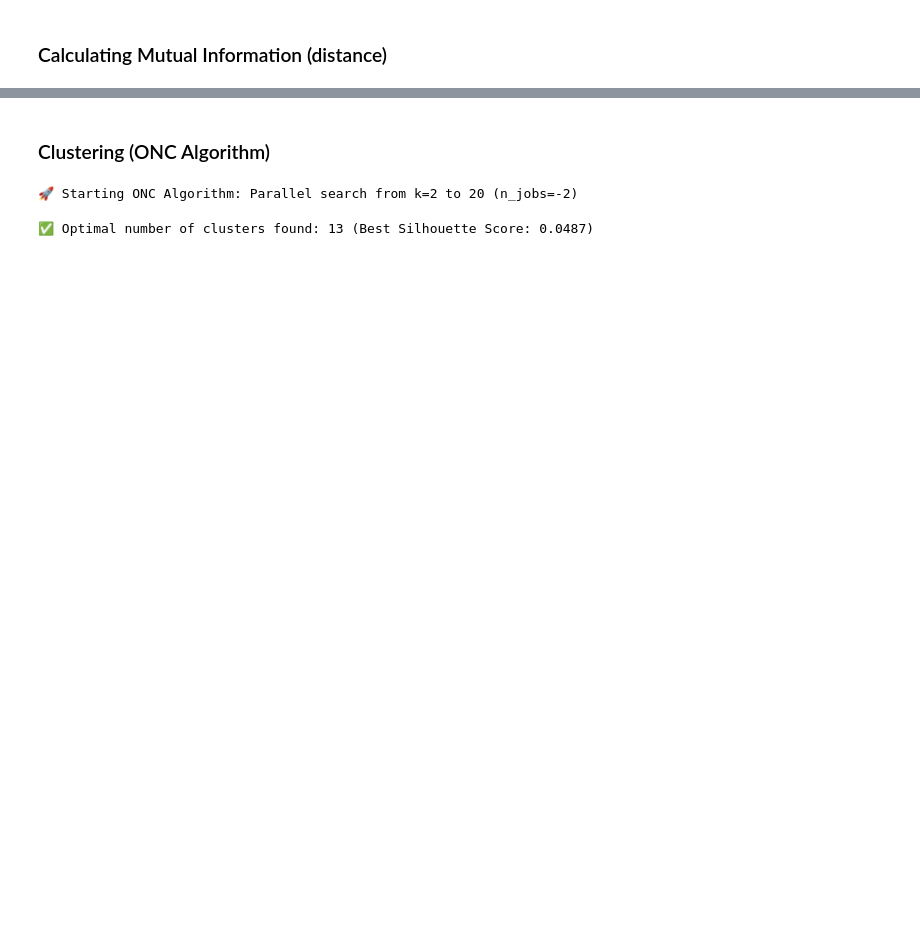
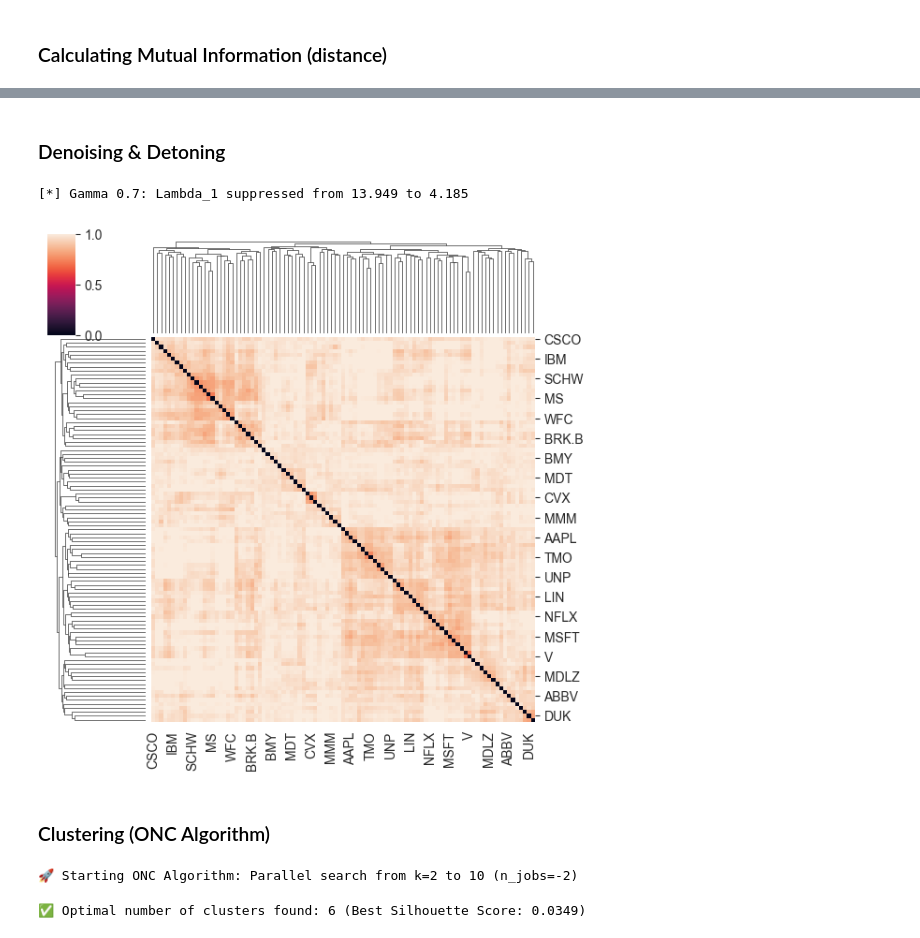
Before and after one commit to Tommylee1013/causal-allocation, a Jupyter notebook: Note/test.ipynb, the cells around one changed output, grey strips where cells are left out. Saved outputs shown, nothing was run; the diff lists cells and outputs as text; code cells hidden in the pictures; blank space fills up the shorter version.

```diff
--- a/Note/test.ipynb
+++ b/Note/test.ipynb
@@ -235,0 +265,2 @@ sns.clustermap(test_mi, figsize = (6,6))
+# %% [markdown]
+### Denoising & Detoning
@@ -236,3 +429,15 @@ sns.clustermap(test_mi, figsize = (6,6))
+# %%
+denoise_vi = denoise_and_soft_detone_vi_distance(
+    test_mi,
+    q_ratio = q_ratio,
+)
+# %% [output]
+[*] Gamma 0.7: Lambda_1 suppressed from 13.949 to 4.185
+# %%
+sns.clustermap(denoise_vi, figsize = (6, 6))
+plt.show()
+# %% [output]
+[figure, added]
 # %% [markdown]
 ### Clustering (ONC Algorithm)
 # %%
@@ -341,13 +546,13 @@ def get_assets_by_cluster(cluster_mapping):
 # %%
 pc1_df, cluster_mapping = get_cluster_representatives(
     fracdiff_price.loc['2016':].dropna(axis = 1),
-    test_mi,
-    max_k = 20,
+    denoise_vi,
+    max_k = 10,
     n_jobs = -2
 )
 # %% [output]
-🚀 Starting ONC Algorithm: Parallel search from k=2 to 20 (n_jobs=-2)
+🚀 Starting ONC Algorithm: Parallel search from k=2 to 10 (n_jobs=-2)
-✅ Optimal number of clusters found: 13 (Best Silhouette Score: 0.0487)
+✅ Optimal number of clusters found: 6 (Best Silhouette Score: 0.0349)
 # %%
 get_assets_by_cluster(cluster_mapping)
 # %% [output]
```
Also changed, not shown: parts of 22 cells of this notebook.
